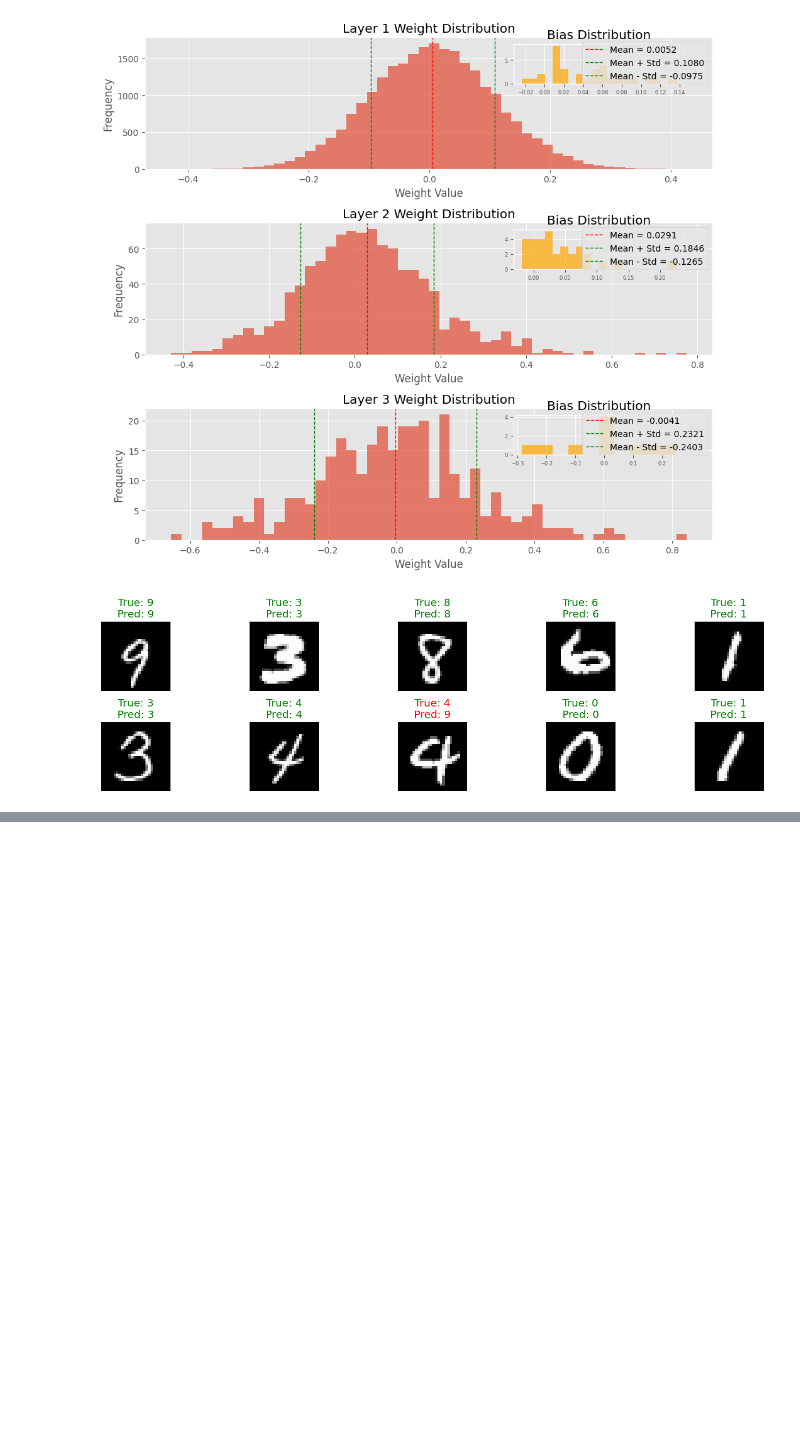
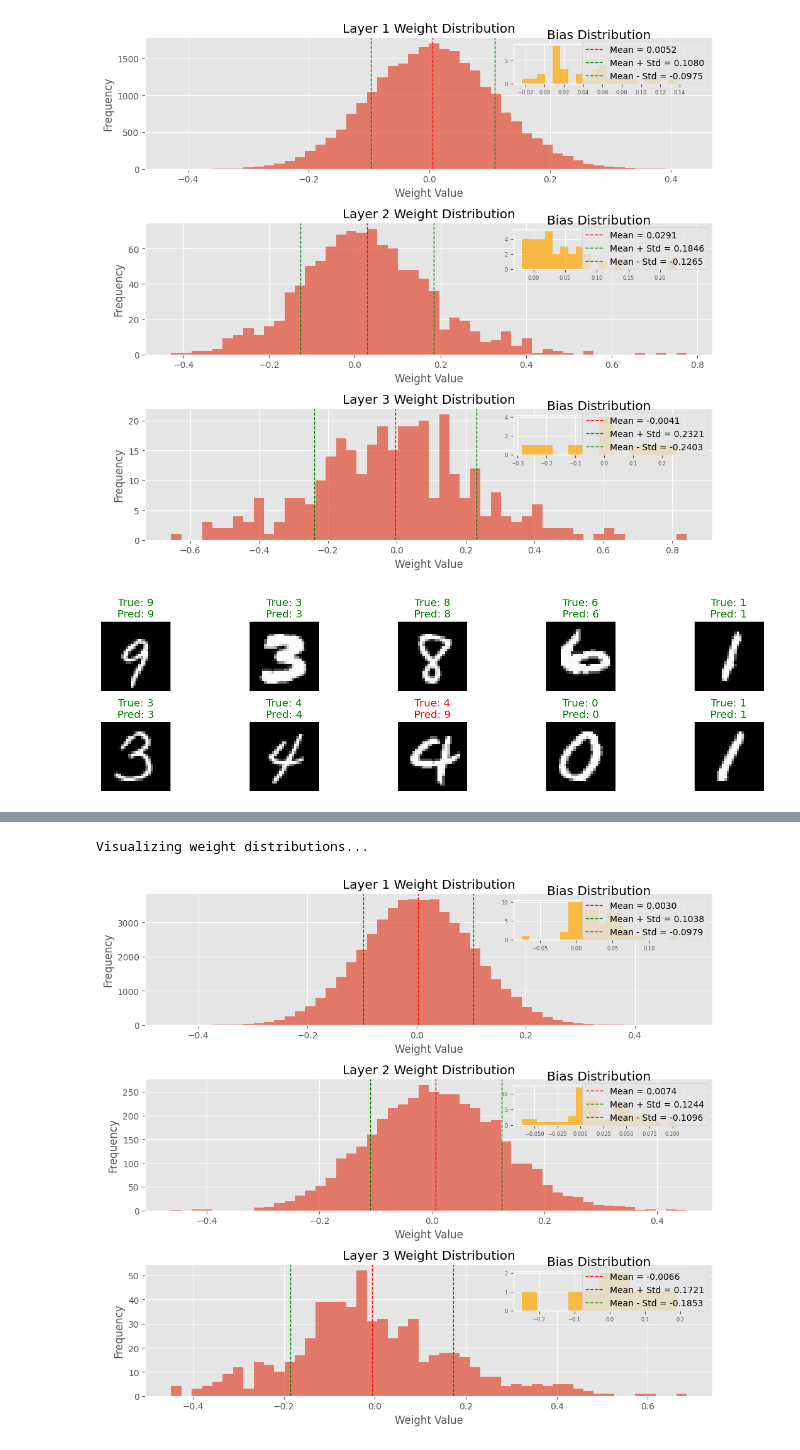
Before and after one commit to alandmprtma/IF3270_Tubes1_57, a Jupyter notebook: test_main.ipynb, the cells around one changed output, grey strips where cells are left out. Saved outputs shown, nothing was run; the diff lists cells and outputs as text; code cells hidden in the pictures; blank space fills up the shorter version.

```diff
--- a/test_main.ipynb
+++ b/test_main.ipynb
@@ -727,0 +789,6 @@ visualize_predictions(results_w1['model'], X_test, y_test, n_examples=10)
+# %%
+print("\nVisualizing weight distributions...")
+results_w2['model'].visualize_weight_distribution()
+# %% [output]
+Visualizing weight distributions...
+[figure, added]
```
Also changed, not shown: parts of 11 cells of this notebook.
